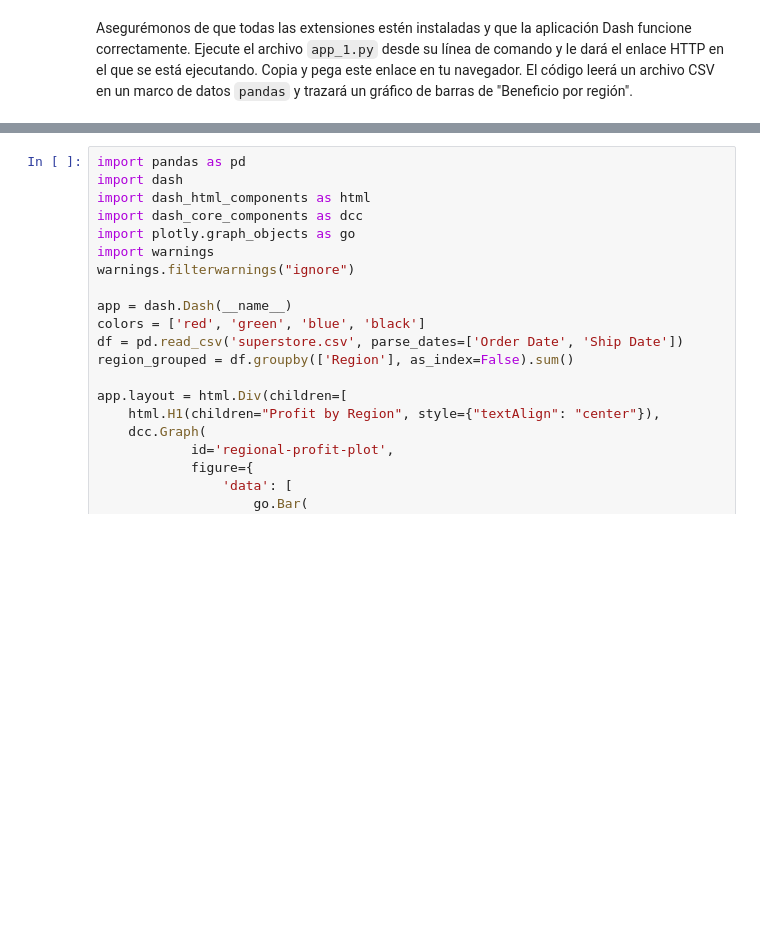
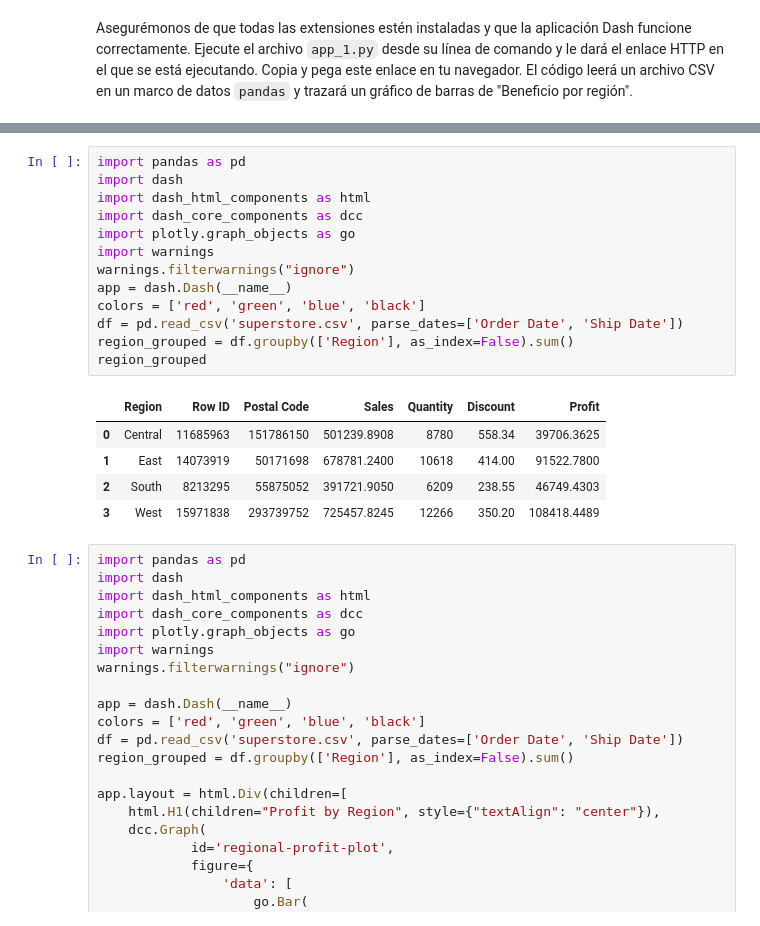
Before and after one commit to dfbustosus/Bootcamp-DS-2023-I, a Jupyter notebook: Clase 15 y 16 - 19 y 24 Abr 2023/1) Caso_aplicado_Dash.ipynb, the cells around one changed output, grey strips where cells are left out. Drawn from its saved outputs; the diff is of its cells as text; blank space fills up the shorter version.

```diff
--- a/Clase 15 y 16 - 19 y 24 Abr 2023/1) Caso_aplicado_Dash.ipynb
+++ b/Clase 15 y 16 - 19 y 24 Abr 2023/1) Caso_aplicado_Dash.ipynb
@@ -101,3 +122,22 @@ Asegurémonos de que todas las extensiones estén instaladas y que la aplicació
+# %%
+import pandas as pd
+import dash
+import dash_html_components as html
+import dash_core_components as dcc
+import plotly.graph_objects as go
+import warnings
+warnings.filterwarnings("ignore")
+app = dash.Dash(__name__)
+colors = ['red', 'green', 'blue', 'black']
+df = pd.read_csv('superstore.csv', parse_dates=['Order Date', 'Ship Date'])
+region_grouped = df.groupby(['Region'], as_index=False).sum()
+region_grouped
+# %% [output]
+|  | Region | Row ID | Postal Code | Sales | Quantity | Discount | Profit |
+| 0 | Central | 11685963 | 151786150 | 501239.8908 | 8780 | 558.34 | 39706.3625 |
+| 1 | East | 14073919 | 50171698 | 678781.2400 | 10618 | 414.00 | 91522.7800 |
+| 2 | South | 8213295 | 55875052 | 391721.9050 | 6209 | 238.55 | 46749.4303 |
+| 3 | West | 15971838 | 293739752 | 725457.8245 | 12266 | 350.20 | 108418.4489 |
 # %%
 import pandas as pd
 import dash
```
Also changed, not shown: parts of 12 cells of this notebook, 6 other files.
